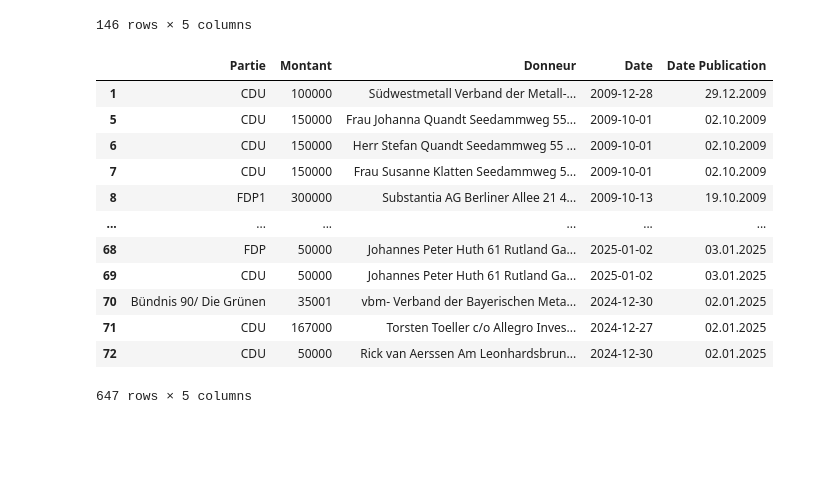
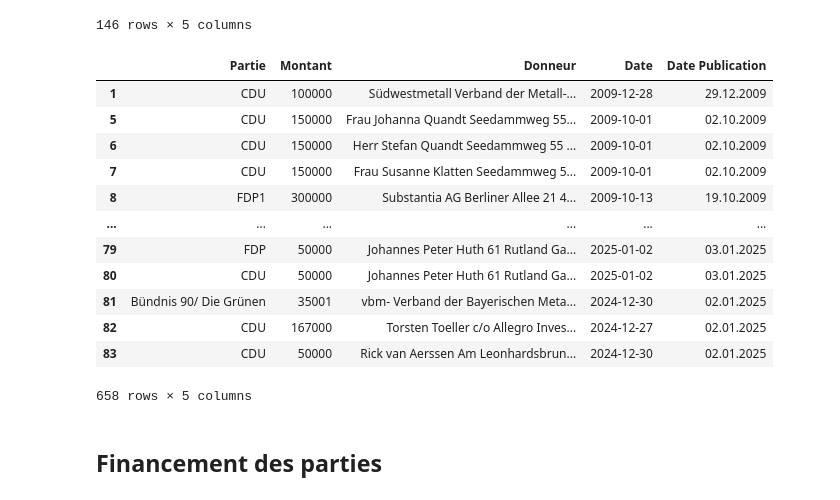
Before and after one commit to atg205/VoteMax, a Jupyter notebook: FinancementAllemagne.ipynb, the cells around one changed output. Drawn from its saved outputs; the diff is of its cells as text; code cells hidden in the pictures; blank space fills up the shorter version.

```diff
--- a/FinancementAllemagne.ipynb
+++ b/FinancementAllemagne.ipynb
@@ -43,37 +48,39 @@ df
 dfs = []
 # get table
 year = 2024
 for year in range(2009,2026):
     url_full = url_base + str(year)
     only_table = SoupStrainer('table')
     table_request_text = request.urlopen(url_full).read()
     table = bs4.BeautifulSoup(table_request_text, "html.parser",parse_only=only_table)
     raw_table = table.find_all('table', 'table')[0]
-    df = pd.read_html(str(raw_table))[0]
+    df = pd.read_html(StringIO(str(raw_table)))[0]
 
     # clean up
     df_dons = df.iloc[:,: 5].set_axis(['Partie', 'Montant', 'Donneur', 'Date', 'Date Publication'], axis=1)
     df_dons = df_dons[df_dons['Montant'].str.match('\d+\.\d\d\d')]
     df_dons = df_dons[df_dons['Date'].str.match('\d{1,2}.\d\d.\d\d\d\d$', flags=re.U)]
     df_dons['Montant'] = df_dons['Montant'].apply(lambda x: re.search(r'\d{1,3}(\.\d{3})*', x).group(0))
     df_dons['Montant'] = df_dons['Montant'].apply(lambda x: int(x.replace('.','')))
     df_dons['Date'] = pd.to_datetime(df_dons['Date'],format= '%d.%m.%Y')
     df_dons
     dfs.append(df_dons)
 
 df_don_complet = pd.concat(dfs)
 df_don_complet
 # %% [output]
 |  | Partie | Montant | Donneur | Date | Date Publication |
 | 1 | CDU | 100000 | Südwestmetall Verband der Metall-... | 2009-12-28 | 29.12.2009 |
 | 5 | CDU | 150000 | Frau Johanna Quandt Seedammweg 55... | 2009-10-01 | 02.10.2009 |
 | 6 | CDU | 150000 | Herr Stefan Quandt Seedammweg 55 ... | 2009-10-01 | 02.10.2009 |
 | 7 | CDU | 150000 | Frau Susanne Klatten Seedammweg 5... | 2009-10-01 | 02.10.2009 |
 | 8 | FDP1 | 300000 | Substantia AG Berliner Allee 21 4... | 2009-10-13 | 19.10.2009 |
 | ... | ... | ... | ... | ... | ... |
-| 68 | FDP | 50000 | Johannes Peter Huth 61 Rutland Ga... | 2025-01-02 | 03.01.2025 |
-| 69 | CDU | 50000 | Johannes Peter Huth 61 Rutland Ga... | 2025-01-02 | 03.01.2025 |
-| 70 | Bündnis 90/ Die Grünen | 35001 | vbm- Verband der Bayerischen Meta... | 2024-12-30 | 02.01.2025 |
-| 71 | CDU | 167000 | Torsten Toeller c/o Allegro Inves... | 2024-12-27 | 02.01.2025 |
-| 72 | CDU | 50000 | Rick van Aerssen Am Leonhardsbrun... | 2024-12-30 | 02.01.2025 |
+| 79 | FDP | 50000 | Johannes Peter Huth 61 Rutland Ga... | 2025-01-02 | 03.01.2025 |
+| 80 | CDU | 50000 | Johannes Peter Huth 61 Rutland Ga... | 2025-01-02 | 03.01.2025 |
+| 81 | Bündnis 90/ Die Grünen | 35001 | vbm- Verband der Bayerischen Meta... | 2024-12-30 | 02.01.2025 |
+| 82 | CDU | 167000 | Torsten Toeller c/o Allegro Inves... | 2024-12-27 | 02.01.2025 |
+| 83 | CDU | 50000 | Rick van Aerssen Am Leonhardsbrun... | 2024-12-30 | 02.01.2025 |
-647 rows × 5 columns
+658 rows × 5 columns
+# %% [markdown]
+## Financement des parties
```
Also changed, not shown: parts of 15 cells of this notebook, 1 other file.
